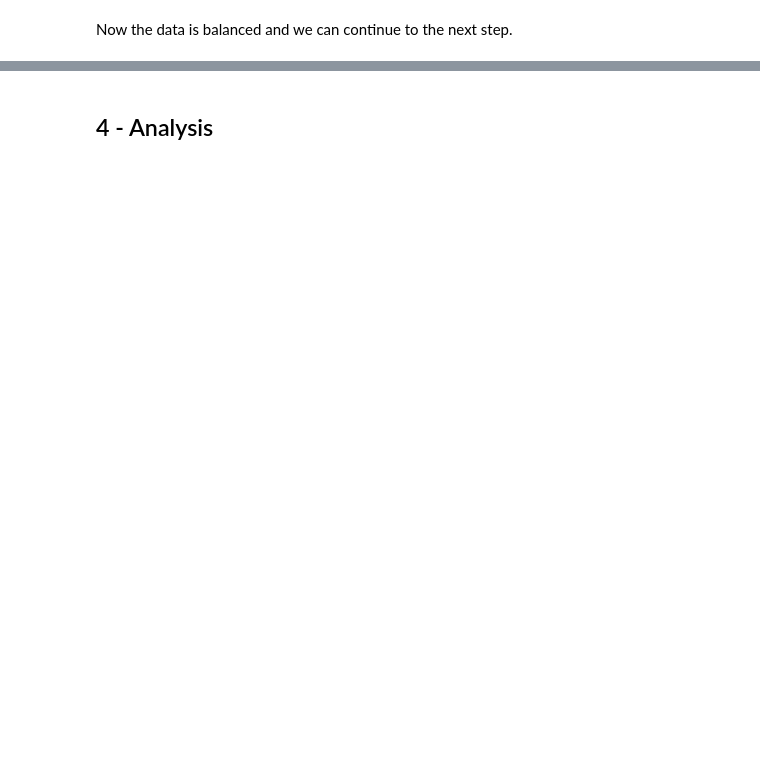
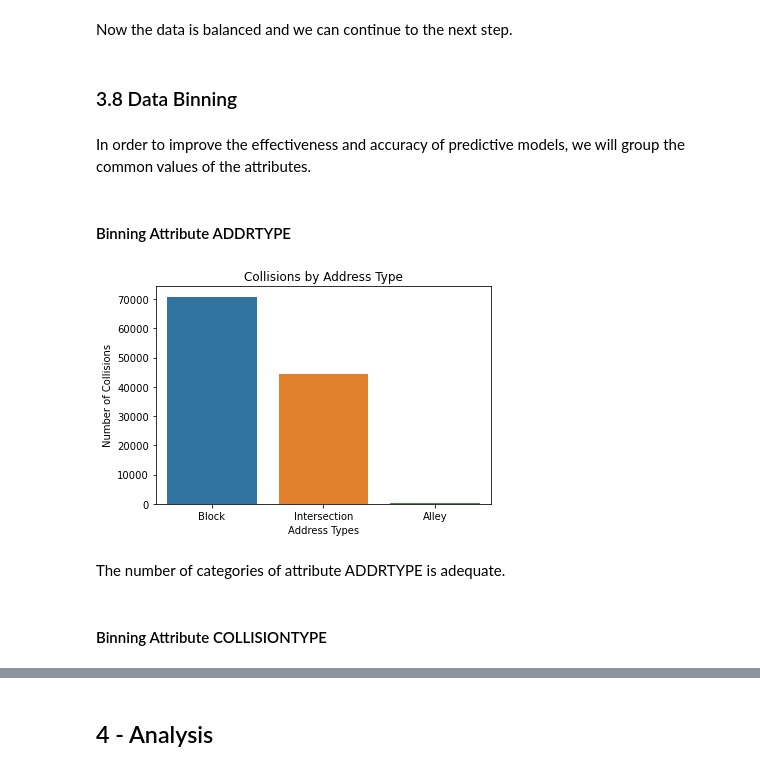
Before and after one commit to mcamera/Traffic_Accidents_Seattle, a Jupyter notebook: Traffic_Accidents_Seattle.ipynb, the cells around one changed output, grey strips where cells are left out. Cells and saved outputs as stored; diff of their text form; code cells hidden in the pictures; blank space fills up the shorter version.

Commit message:
Ready to modeling.

```diff
--- a/Traffic_Accidents_Seattle.ipynb
+++ b/Traffic_Accidents_Seattle.ipynb
@@ -951,2 +883,21 @@ Name: SEVERITYCODE, dtype: int64
 # %% [markdown]
 Now the data is balanced and we can continue to the next step.
+# %% [markdown]
+### 3.8 Data Binning <a name="data-binning"></a>
+# %% [markdown]
+In order to improve the effectiveness and accuracy of predictive models, we will group the common values of the attributes.
+# %% [markdown]
+#### Binning Attribute ADDRTYPE
+# %%
+sns.countplot(x='ADDRTYPE', data=collisions)
+plt.title('Collisions by Address Type')
+plt.ylabel('Number of Collisions')
+plt.xlabel('Address Types')
+plt.savefig('ml-eda_addrtype.eps', format='eps', dpi=300)
+plt.show()
+# %% [output]
+[figure, added]
+# %% [markdown]
+The number of categories of attribute ADDRTYPE is adequate.
+# %% [markdown]
+#### Binning Attribute COLLISIONTYPE
```
Also changed, not shown: parts of 55 cells of this notebook.
